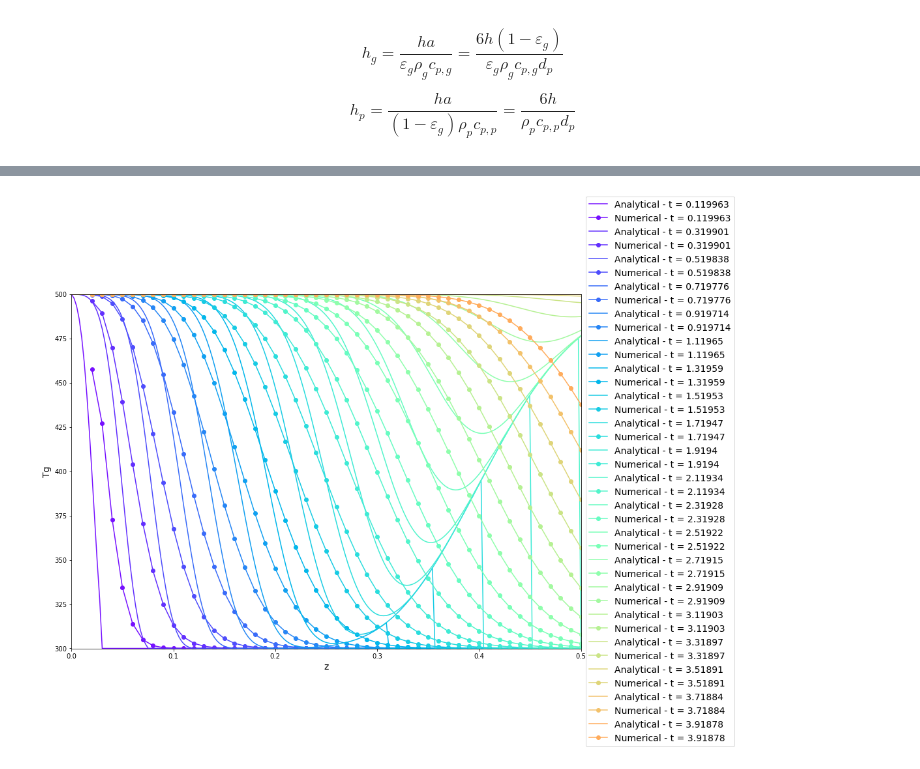
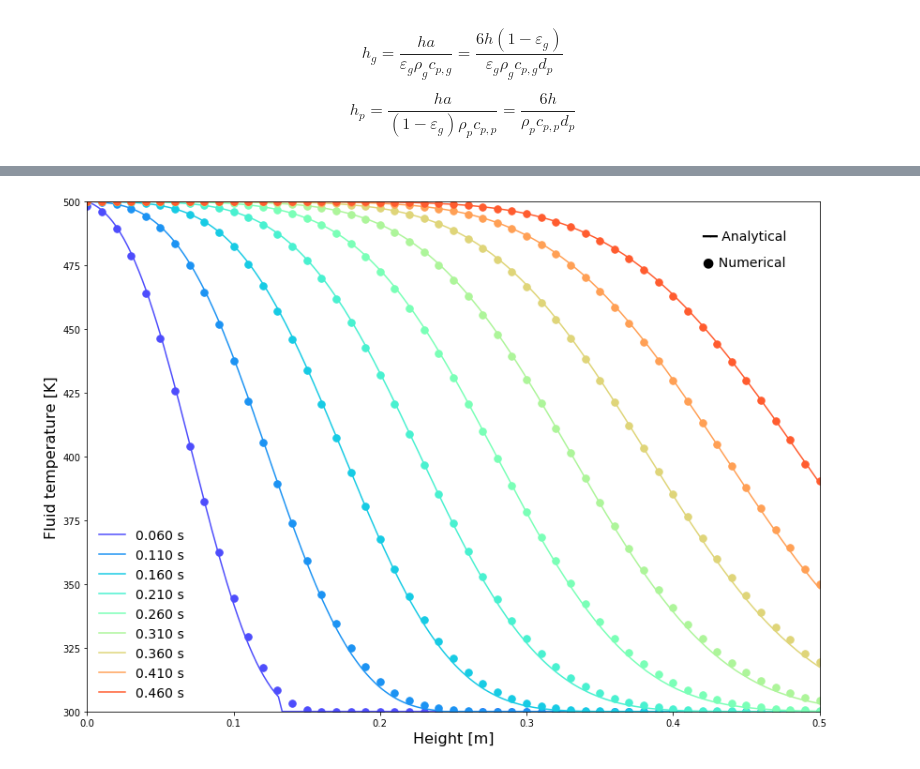
Before and after one commit to lucillalmeida/doutorado-validacoes, a Jupyter notebook: heat_fixed_bed/validation-convection-Schumann.ipynb, the cells around one changed output, grey strips where cells are left out. Saved outputs shown, nothing was run; the diff lists cells and outputs as text; code cells hidden in the pictures.

```diff
--- a/heat_fixed_bed/validation-convection-Schumann.ipynb
+++ b/heat_fixed_bed/validation-convection-Schumann.ipynb
@@ -226,13 +218,12 @@ U = U_s/ epsilon_g   # [m/s] this is the TRUE gas velocity, not superficial [m/s
 # %%
-Rep = epsilon_g * d_p * U / nu_g #Re of particle using TRUE velocity
-Re_sup = epsilon_g * d_p * U_s / nu_g #Re of particle using superficial velocity
+Rep = d_p * U / nu_g #Re of particle using TRUE velocity
+Re_sup = d_p * U_s / nu_g #Re of particle using superficial velocity
 
-Nup = NusseltDeenEtAl(Re_sup, Pr_g, epsilon_g)
 Nu_gunn = NusseltGunn(Re_sup, Pr_g, epsilon_g)
 print("epsilon = ", epsilon_g)
 print("Pr = ", Pr_g)
 print("Re = ", Rep)
-print("Nup = ", Nup)
+#print("Nup = ", Nup)
 print("Nup_sup = ", Nu_gunn)
 print("Peclet number = ", Rep * Pr_g)
 
@@ -244,13 +235,9 @@ h_g = (6.0 * h * (1.0 - epsilon_g)) / (epsilon_g * rho_g * c_pg * d_p)
 h_p = (6.0 * h) / (rho_p * c_pp * d_p)
 
 hStar = h_g/h_p
-#print(hStar)
+
 print("h_g = ", h_g)
 print("h_p = ", h_p)
 hpg = h_p + h_g
-
-#hEvapStar   = q_dot_spec / (0.523599 * ((d_p)**3.0) * rho_p * c_pp) *(Tg-Tp)
-
-#aEvapParticle= h_g * h_p * hEvapStar / (hpg * hpg)
 # %% [output]
 epsilon =  0.42600000000000005
@@ -264,14 +250,15 @@ h_p =  27.2928187549
 # %%
-#Main plot switches
+# Fluid temperature x height for each time
 
 print("T inicial = ", temperature[0][0])
 i = 5
-inc = 10
+inc = 5
 
 cmap = plt.get_cmap('rainbow')
 y = numpy.linspace(0.0, 0.5, 200)
 
-for time in num_time[i:200:inc]:
+for time in num_time[i:50:inc]:
+#for time in numpy.linspace(0,0.4,20):
 
     zStar = (y * h_g / U)
 
@@ -280,34 +267,59 @@ for time in num_time[i:200:inc]:
     TgStart = packedBedTrnsTemperatures(tStart,zStar )[0]
 
     Tg = TgStart*(T_gi-T_g0) + T_g0
-    # print("Tg", Tg)
-    #print("T*", tStart)
-    #print("enumerate", Tg[numpy.where(tStart < 0.0)].shape)
+
     for index in numpy.where(tStart < 0.0):
         Tg[index] = T_g0
-    #print("New_Tg", Tg)
-    plt.plot(y, Tg, color = cmap(i), label = "Analytical - t = " + str(time) )
-    plt.plot(num_y, temperature[i], marker = 'o', color = cmap(i), label = "Numerical - t = " + str(time) )
+
+    plt.plot(y, Tg, color = cmap(i*5), label = "{0:.3f} s".format(time))
+    plt.plot(num_y, temperature[i], marker = 'o', markersize = 7.5, linestyle = 'None', color = cmap(i*5))
     i = i + inc
-print(y)
+
+
 plt.ylim(300, 500)
 plt.xlim(0, 0.5)
-#plt.legend(fontsize=12, loc='upper center', bbox_to_anchor=(0.5, 1.25), ncol=3, fancybox=True)
-plt.legend(fontsize=14, loc='center left', bbox_to_anchor=(1, 0.5))
-plt.ylabel('Tg', fontsize=14)
-plt.xlabel('z', fontsize=14)
+
+plt.legend(fontsize=14, loc='lower left', frameon=False)
+plt.ylabel('Fluid temperature [K]', fontsize=16)
+plt.xlabel('Height [m]', fontsize=16)
+plt.annotate('━━ Analytical',xy=(0.420, 485), fontsize=14)
+plt.annotate('● Numerical', xy=(0.420, 475), fontsize=14)
+plt.savefig('gasversusposition.png')
 plt.show()
 
-# for time in num_time[50::50]:
-#     zStar = (num_y * h_g / U)
-#     tStart = time*h_p - (num_y/U)*h_p
-#     TpStart = packedBedTrnsTemperatures(tStart,zStar )[1]
-#     Tp = TpStart*(T_gi-T_g0) + T_g0
-#     plt.plot(num_y, Tp, label = "t = " + str(time) )
+i = 5
+inc = 5
 
-# plt.ylim(300, 500)
-# plt.legend(fontsize=14)
-# plt.ylabel('Tp', fontsize=14)
-# plt.xlabel('z', fontsize=14)
-# plt.show()
+cmap = plt.get_cmap('rainbow')
+y = numpy.linspace(0.0, 0.5, 200)
+
+for time in num_time[i:50:inc]:
+#for time in numpy.linspace(0,0.4,20):
+
+    zStar = (y * h_g / U)
+
+    tStart = time*h_p - (y/U)*h_p
+
+    TgStart = packedBedTrnsTemperatures(tStart,zStar )[0]
+
+    Tg = TgStart*(T_gi-T_g0) + T_g0
+
+    for index in numpy.where(tStart < 0.0):
+        Tg[index] = T_g0
+
+    plt.plot(y, Tg, color = cmap(i*5), label = "{0:.3f} s".format(time))
+    plt.plot(num_y, temperature[i], marker = 'o', markersize = 7.5, linestyle = 'None', color = cmap(i*5))
+    i = i + inc
+
+
+plt.ylim(300, 500)
+plt.xlim(0, 0.5)
+
+plt.legend(fontsize=14, loc='lower left', frameon=False)
+plt.ylabel('Temperatura do fluido [K]', fontsize=16)
+plt.xlabel('Altura [m]', fontsize=16)
+plt.annotate('━━ Analítica',xy=(0.420, 485), fontsize=14)
+plt.annotate('● Numérica', xy=(0.420, 475), fontsize=14)
+plt.savefig('gasversuspositionPortugues.png')
+plt.show()
 # %% [output]
@@ -331 +327 @@ T inicial =  355.728
-[figure, old version]
+[figure, new version]
```
Also changed, not shown: parts of 9 cells of this notebook, 17 other files.
